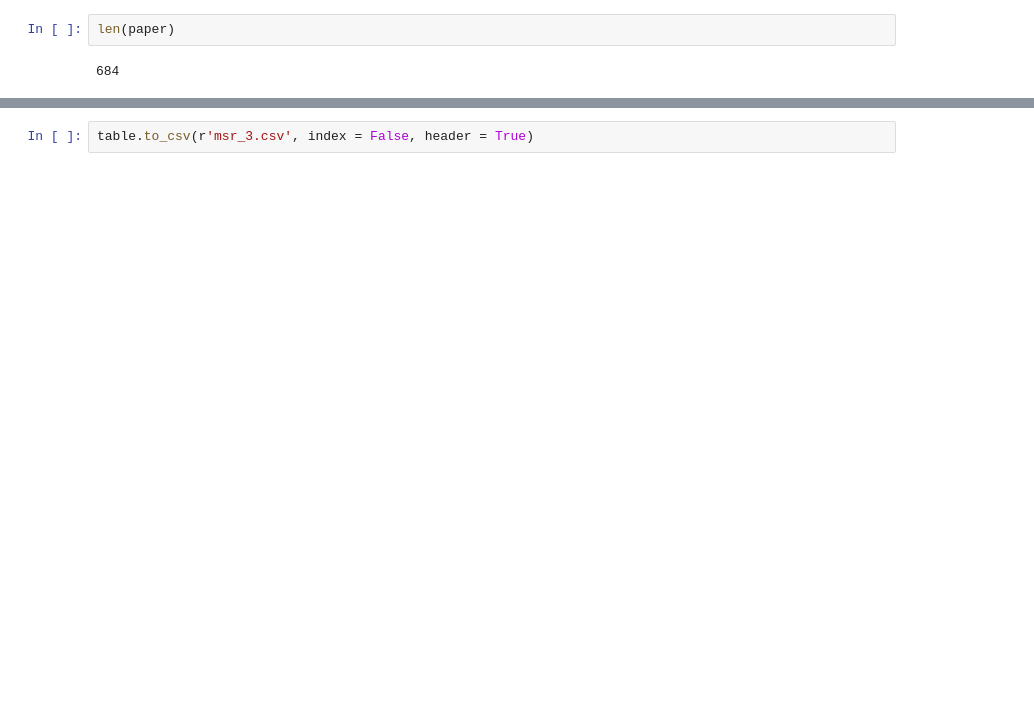
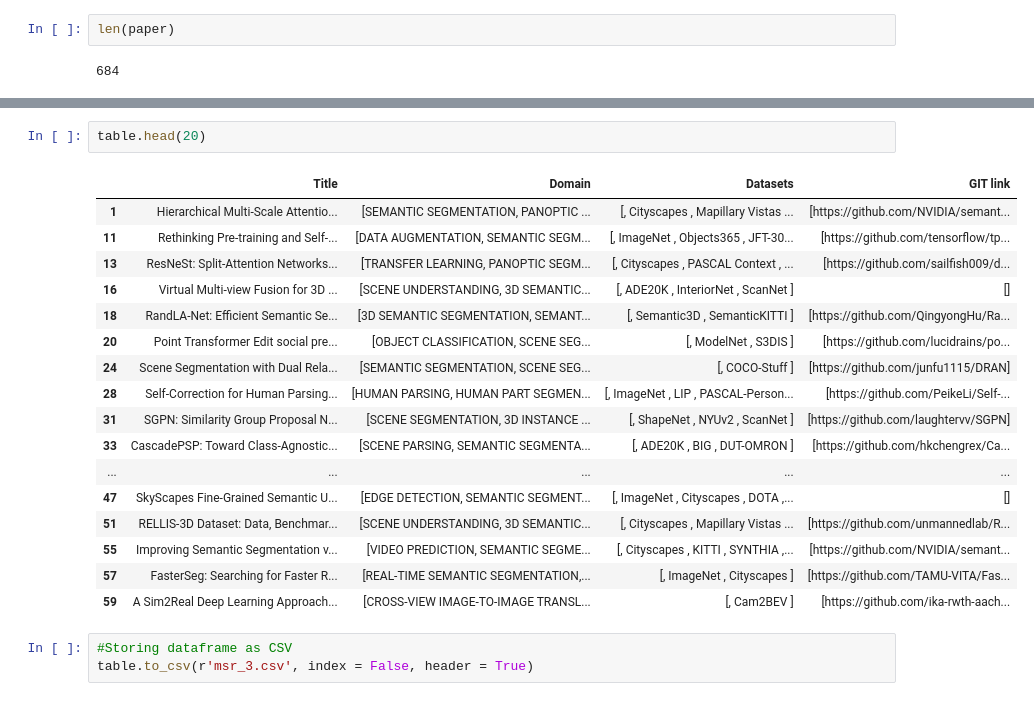
Before and after one commit to SoujanyaBasangari/MSR_Assignment-3, a Jupyter notebook: process/Dataset_extraction.ipynb, the cells around one changed output, grey strips where cells are left out. Cells and saved outputs as stored; diff of their text form; blank space fills up the shorter version.

```diff
--- a/process/Dataset_extraction.ipynb
+++ b/process/Dataset_extraction.ipynb
@@ -110,2 +141,23 @@ table=table.drop_duplicates(subset='Title', keep="last")
+# %%
+table.head(20)
+# %% [output]
+|  | Title | Domain | Datasets | GIT link |
+| 1 | Hierarchical Multi-Scale Attentio... | [SEMANTIC SEGMENTATION, PANOPTIC ... | [, Cityscapes , Mapillary Vistas ... | [https://github.com/NVIDIA/semant... |
+| 11 | Rethinking Pre-training and Self-... | [DATA AUGMENTATION, SEMANTIC SEGM... | [, ImageNet , Objects365 , JFT-30... | [https://github.com/tensorflow/tp... |
+| 13 | ResNeSt: Split-Attention Networks... | [TRANSFER LEARNING, PANOPTIC SEGM... | [, Cityscapes , PASCAL Context , ... | [https://github.com/sailfish009/d... |
+| 16 | Virtual Multi-view Fusion for 3D ... | [SCENE UNDERSTANDING, 3D SEMANTIC... | [, ADE20K , InteriorNet , ScanNet ] | [] |
+| 18 | RandLA-Net: Efficient Semantic Se... | [3D SEMANTIC SEGMENTATION, SEMANT... | [, Semantic3D , SemanticKITTI ] | [https://github.com/QingyongHu/Ra... |
+| 20 | Point Transformer Edit social pre... | [OBJECT CLASSIFICATION, SCENE SEG... | [, ModelNet , S3DIS ] | [https://github.com/lucidrains/po... |
+| 24 | Scene Segmentation with Dual Rela... | [SEMANTIC SEGMENTATION, SCENE SEG... | [, COCO-Stuff ] | [https://github.com/junfu1115/DRAN] |
+| 28 | Self-Correction for Human Parsing... | [HUMAN PARSING, HUMAN PART SEGMEN... | [, ImageNet , LIP , PASCAL-Person... | [https://github.com/PeikeLi/Self-... |
+| 31 | SGPN: Similarity Group Proposal N... | [SCENE SEGMENTATION, 3D INSTANCE ... | [, ShapeNet , NYUv2 , ScanNet ] | [https://github.com/laughtervv/SGPN] |
+| 33 | CascadePSP: Toward Class-Agnostic... | [SCENE PARSING, SEMANTIC SEGMENTA... | [, ADE20K , BIG , DUT-OMRON ] | [https://github.com/hkchengrex/Ca... |
+| ... | ... | ... | ... | ... |
+| 47 | SkyScapes Fine-Grained Semantic U... | [EDGE DETECTION, SEMANTIC SEGMENT... | [, ImageNet , Cityscapes , DOTA ,... | [] |
+| 51 | RELLIS-3D Dataset: Data, Benchmar... | [SCENE UNDERSTANDING, 3D SEMANTIC... | [, Cityscapes , Mapillary Vistas ... | [https://github.com/unmannedlab/R... |
+| 55 | Improving Semantic Segmentation v... | [VIDEO PREDICTION, SEMANTIC SEGME... | [, Cityscapes , KITTI , SYNTHIA ,... | [https://github.com/NVIDIA/semant... |
+| 57 | FasterSeg: Searching for Faster R... | [REAL-TIME SEMANTIC SEGMENTATION,... | [, ImageNet , Cityscapes ] | [https://github.com/TAMU-VITA/Fas... |
+| 59 | A Sim2Real Deep Learning Approach... | [CROSS-VIEW IMAGE-TO-IMAGE TRANSL... | [, Cam2BEV ] | [https://github.com/ika-rwth-aach... |
 # %%
+#Storing dataframe as CSV
 table.to_csv(r'msr_3.csv', index = False, header = True)
```
Also changed, not shown: parts of 7 cells of this notebook.
